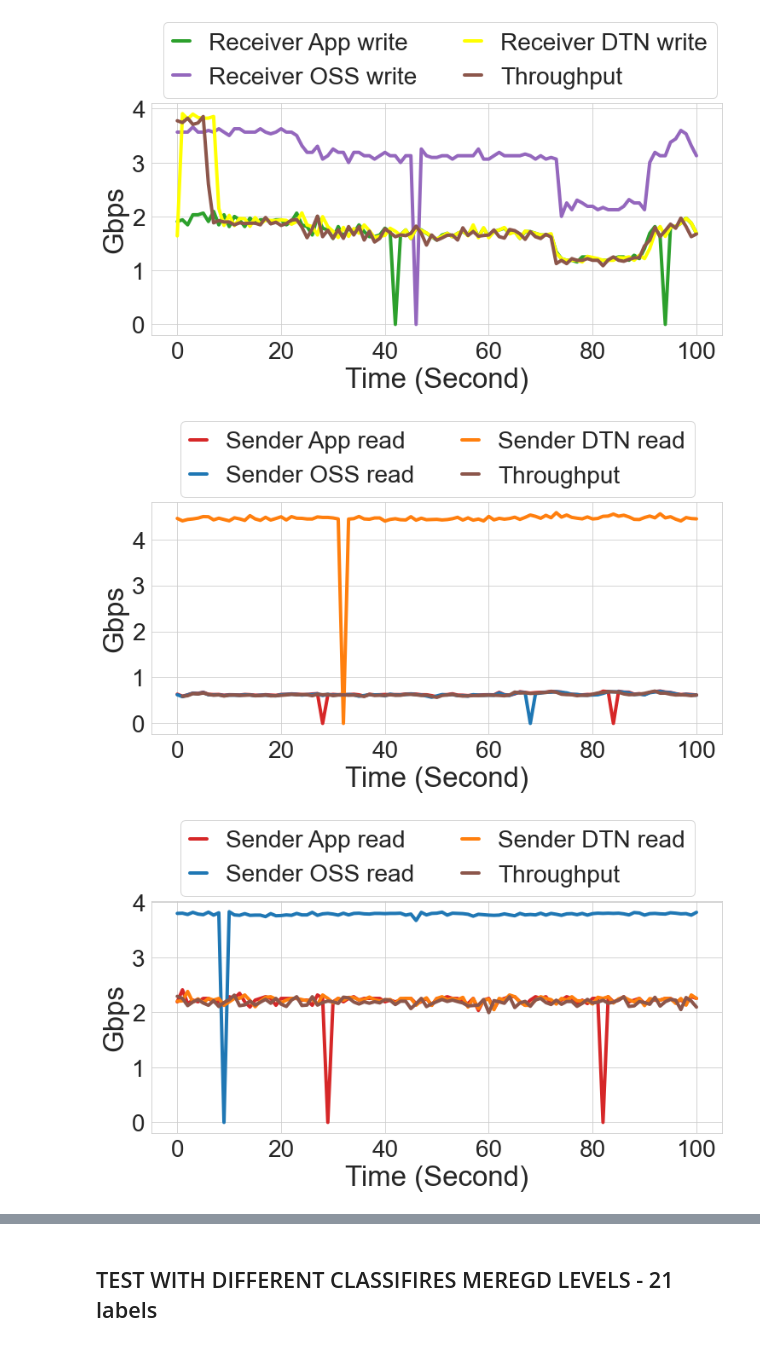
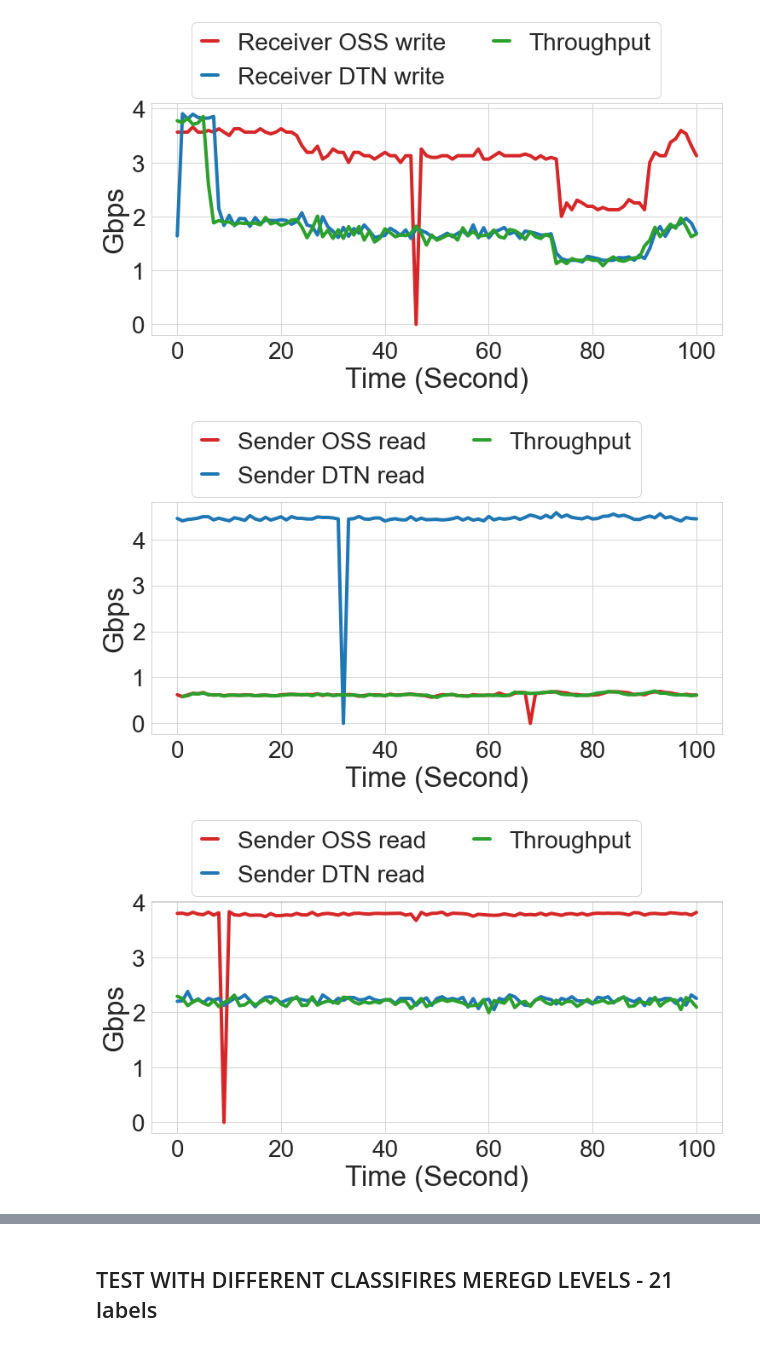
Before and after one commit to EhsanSaZ/BottleneckDetection, a Jupyter notebook: prototype/bottleneck_3.ipynb, the cells around one changed output, grey strips where cells are left out. Saved outputs shown, nothing was run; the diff lists cells and outputs as text; code cells hidden in the pictures.

```diff
--- a/prototype/bottleneck_3.ipynb
+++ b/prototype/bottleneck_3.ipynb
@@ -100,9 +100,12 @@ def create_chart(x_range_max,x_tick_step,  MB_size,data_frame, title, metrics_to
     plt.xticks(x_range[::x_tick_step],  fontsize=28)
     # plt.yticks(np.arange(0, 4, 1),  fontsize=28)
     # plt.yticks(np.arange(0, 15, 1),  fontsize=28)
-    if np.rint(np.max(max_lines))>=5:
+    if np.rint(np.max(max_lines))>=10:
         max = 15
         step = 3
+    elif np.rint(np.max(max_lines))>=5:
+        max = np.rint(np.max(max_lines))
+        step = np.rint(np.max(max_lines) / 4)
     else:
         max = 5
         step = 1
@@ -250,35 +259,35 @@ create_chart(time_range, step, MB_size, df_chosen_label_108, title="", metrics_t
 # %%
-metrics_to_draw = {'receiver_write_bytes': {"label":'Receiver App write', "color": 'tab:green'},
-                   'receiver_remote_ost_write_bytes': {"label":'Receiver OSS write', "color": 'tab:purple'},
-                   'receiver_dtn_write_bytes': {"label":'Receiver DTN write', "color": 'yellow'},
-                   'Differences of Last value of write_bytes_io': {"label":'Throughput', "color": 'tab:brown'},
+metrics_to_draw = {
+                   'receiver_remote_ost_write_bytes': {"label":'Receiver OSS write', "color": 'tab:red'},
+                   'receiver_dtn_write_bytes': {"label":'Receiver DTN write', "color": 'tab:blue'},
+                   'Differences of Last value of write_bytes_io': {"label":'Throughput', "color": 'tab:green'},
                    }
 # Write Congestion on receiver OSS
-create_chart(time_range, step, MB_size, df_chosen_label_90, title="", metrics_to_label=metrics_to_draw, bbox_to_anchor=(0, 1.4))
+create_chart(time_range, step, MB_size, df_chosen_label_90, title="", metrics_to_label=metrics_to_draw, bbox_to_anchor=(0.05, 1.4))
 # plt.savefig("./congestions_data/Receiver OSS write.pdf", bbox_inches='tight')
 # %% [output]
-[figure, old version]
+[figure, new version]
 # %%
-metrics_to_draw = {'sender_read_bytes': {"label":'Sender App read', "color": 'tab:red'},
-                   'sender_remote_ost_read_bytes':{"label":'Sender OSS read', "color": 'tab:blue'},
-                   'sender_dtn_read_bytes': {"label":'Sender DTN read', "color": 'tab:orange'},
-                   'Differences of Last value of write_bytes_io': {"label":'Throughput', "color": 'tab:brown'},
+metrics_to_draw = {
+                   'sender_remote_ost_read_bytes':{"label":'Sender OSS read', "color": 'tab:red'},
+                   'sender_dtn_read_bytes': {"label":'Sender DTN read', "color": 'tab:blue'},
+                   'Differences of Last value of write_bytes_io': {"label":'Throughput', "color": 'tab:green'},
                    }
 # Read Congestion on Sender DTN only
-create_chart(time_range, step, MB_size, df_chosen_label_45, title="", metrics_to_label=metrics_to_draw,bbox_to_anchor=(0.03, 1.4))
-# plt.savefig("./congestions_data/Sender DTN only read.pdf", bbox_inches='tight')
+create_chart(time_range, step, MB_size, df_chosen_label_45, title="", metrics_to_label=metrics_to_draw,bbox_to_anchor=(0.05, 1.4))
+plt.savefig("./congestions_data/Sender DTN only read.pdf", bbox_inches='tight')
 # %% [output]
-[figure, old version]
+[figure, new version]
 # %%
-metrics_to_draw = {'sender_read_bytes': {"label":'Sender App read', "color": 'tab:red'},
-                   'sender_remote_ost_read_bytes':{"label":'Sender OSS read', "color": 'tab:blue'},
-                   'sender_dtn_read_bytes': {"label":'Sender DTN read', "color": 'tab:orange'},
-                   'Differences of Last value of write_bytes_io': {"label":'Throughput', "color": 'tab:brown'},
+metrics_to_draw = {
+                   'sender_remote_ost_read_bytes':{"label":'Sender OSS read', "color": 'tab:red'},
+                   'sender_dtn_read_bytes': {"label":'Sender DTN read', "color": 'tab:blue'},
+                   'Differences of Last value of write_bytes_io': {"label":'Throughput', "color": 'tab:green'},
                    }
 # Read Congestion on Sender OSS
-create_chart(time_range, step, MB_size, df_chosen_label_18, title="", metrics_to_label=metrics_to_draw, bbox_to_anchor=(0.03, 1.4))
+create_chart(time_range, step, MB_size, df_chosen_label_18, title="", metrics_to_label=metrics_to_draw, bbox_to_anchor=(0.05, 1.4))
 # plt.savefig("./congestions_data/Sender OSS read.pdf", bbox_inches='tight')
 # %% [output]
-[figure, old version]
+[figure, new version]
 # %%
 
```
Also changed, not shown: parts of 4 cells of this notebook, 1 other file.
